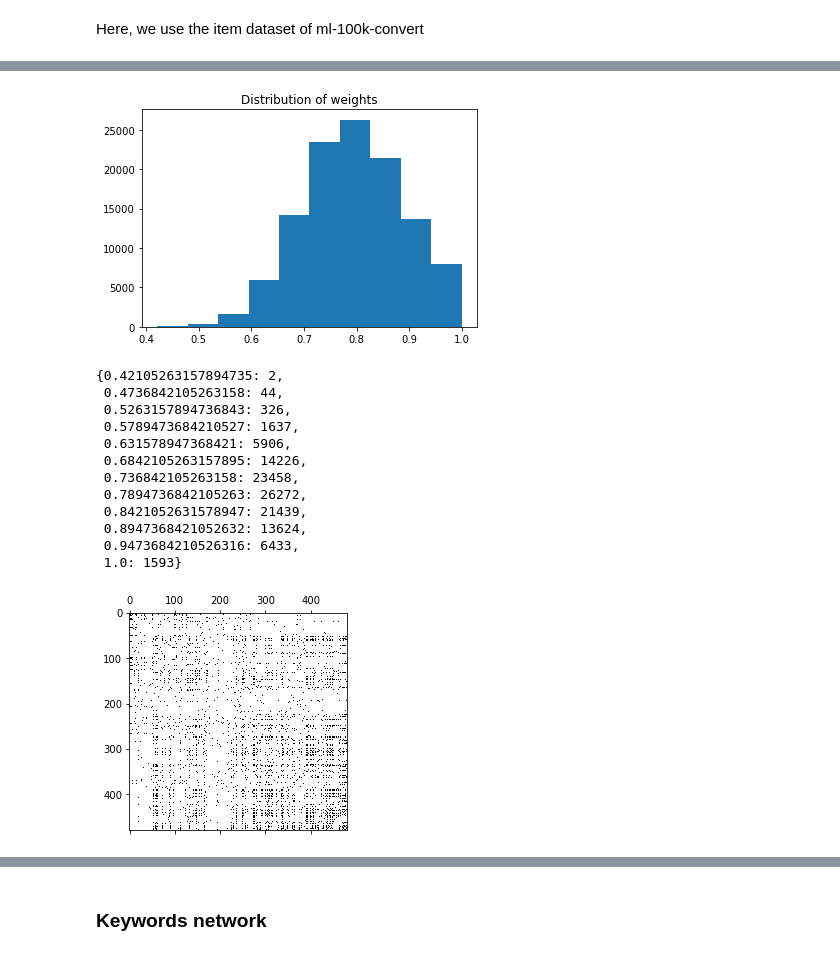
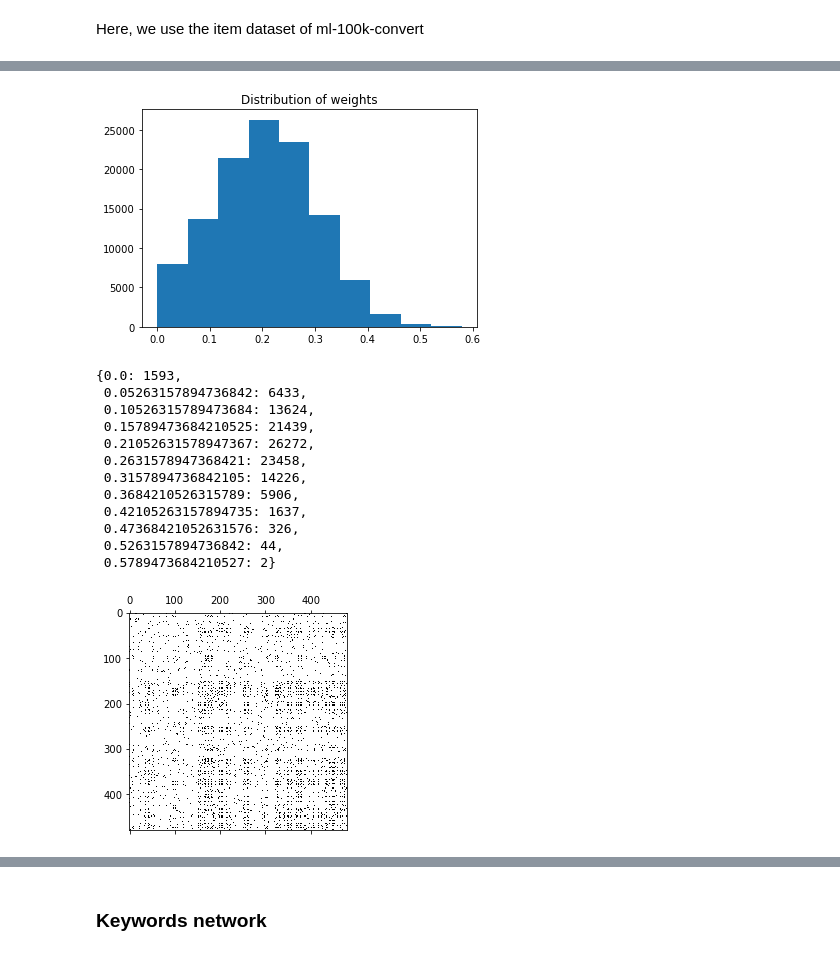
Before and after one commit to Lambo97/MovieRecommendation, a Jupyter notebook: src/movie_feature_network.ipynb, the cells around one changed output, grey strips where cells are left out. Drawn from its saved outputs; the diff is of its cells as text; code cells hidden in the pictures.

Commit message:
final movie feature graph

```diff
--- a/src/movie_feature_network.ipynb
+++ b/src/movie_feature_network.ipynb
@@ -156,31 +160,31 @@ movie_genres_matrix.head()
 # %%
 # 1 means completely similar
-genre_distances = 1-pdist(movie_genres_matrix, 'hamming')
+genre_distances = pdist(movie_genres_matrix, 'hamming')
 plt.hist(genre_distances)
 plt.title('Distribution of weights')
 plt.show()
 # %% [output]
-[figure, old version]
+[figure, new version]
 # %%
 unique, counts = np.unique(genre_distances, return_counts=True)
 dict(zip(unique, counts))
 # %% [output]
-{0.42105263157894735: 2,
- 0.4736842105263158: 44,
- 0.5263157894736843: 326,
- 0.5789473684210527: 1637,
- 0.631578947368421: 5906,
- 0.6842105263157895: 14226,
- 0.736842105263158: 23458,
- 0.7894736842105263: 26272,
- 0.8421052631578947: 21439,
- 0.8947368421052632: 13624,
- 0.9473684210526316: 6433,
- 1.0: 1593}
+{0.0: 1593,
+ 0.05263157894736842: 6433,
+ 0.10526315789473684: 13624,
+ 0.15789473684210525: 21439,
+ 0.21052631578947367: 26272,
+ 0.2631578947368421: 23458,
+ 0.3157894736842105: 14226,
+ 0.3684210526315789: 5906,
+ 0.42105263157894735: 1637,
+ 0.47368421052631576: 326,
+ 0.5263157894736842: 44,
+ 0.5789473684210527: 2}
 # %%
 # Connected when all genres the same or one difference
-genre_adjacency = squareform(np.where(genre_distances>0.90,1,0))
+genre_adjacency = squareform(np.where(genre_distances<0.10,1,0))
 plt.spy(genre_adjacency)
 plt.show()
 # %% [output]
-[figure, old version]
+[figure, new version]
```
Also changed, not shown: parts of 48 cells of this notebook, 10 other files.
